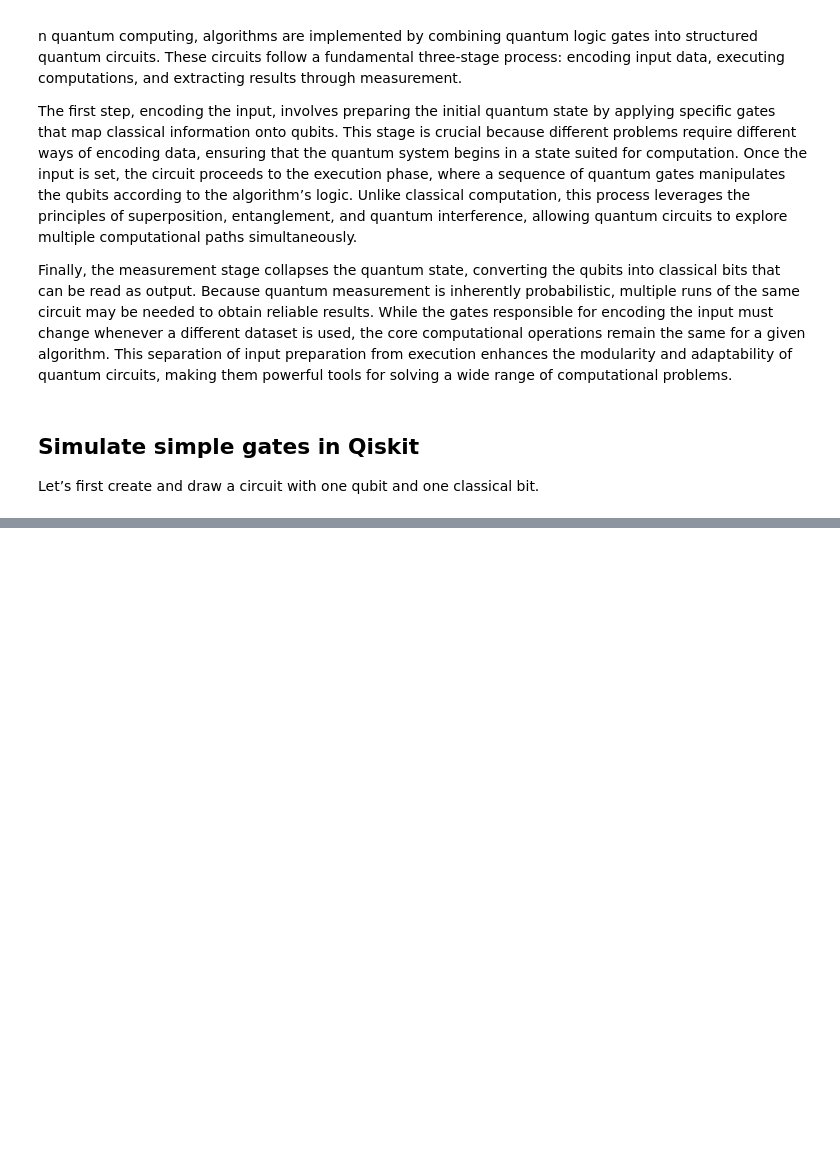
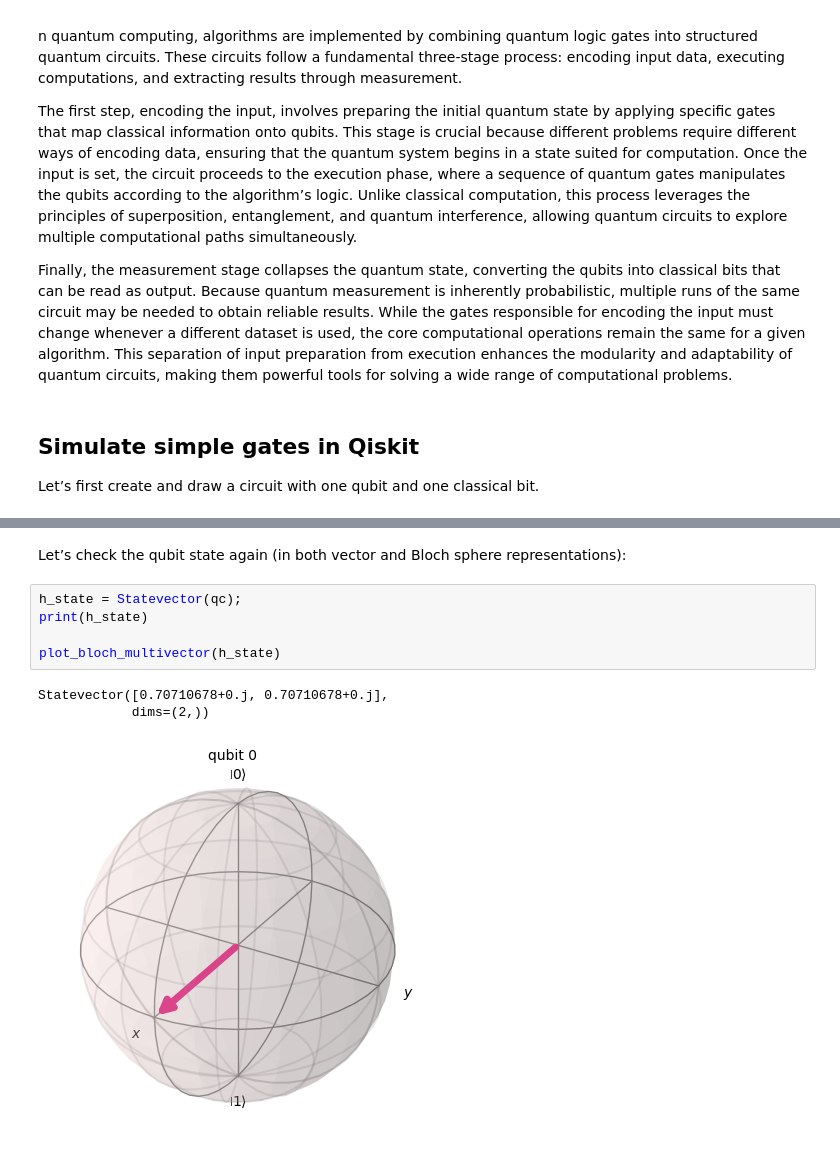
Before and after one commit to vthot4/Quantum_Computing_notes, a Jupyter notebook: notebooks/01_notebook.ipynb, the cells around one changed output, grey strips where cells are left out. Drawn from its saved outputs; the diff is of its cells as text; blank space fills up the shorter version.

```diff
--- a/notebooks/01_notebook.ipynb
+++ b/notebooks/01_notebook.ipynb
@@ -60,0 +85,11 @@ qc.draw(output = 'mpl')
+# %% [markdown]
+Let’s check the qubit state again (in both vector and Bloch sphere representations):
+# %%
+h_state = Statevector(qc);
+print(h_state)
+
+plot_bloch_multivector(h_state)
+# %% [output]
+Statevector([0.70710678+0.j, 0.70710678+0.j],
+            dims=(2,))
+[figure, added]
```
Also changed, not shown: parts of 10 cells of this notebook, 1 other file.
